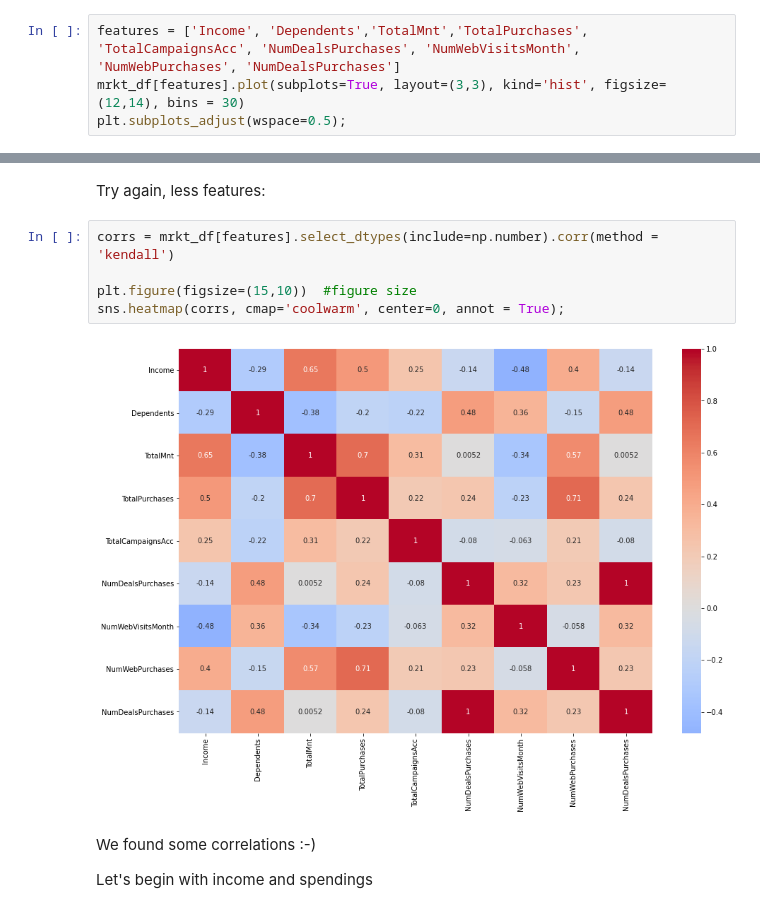
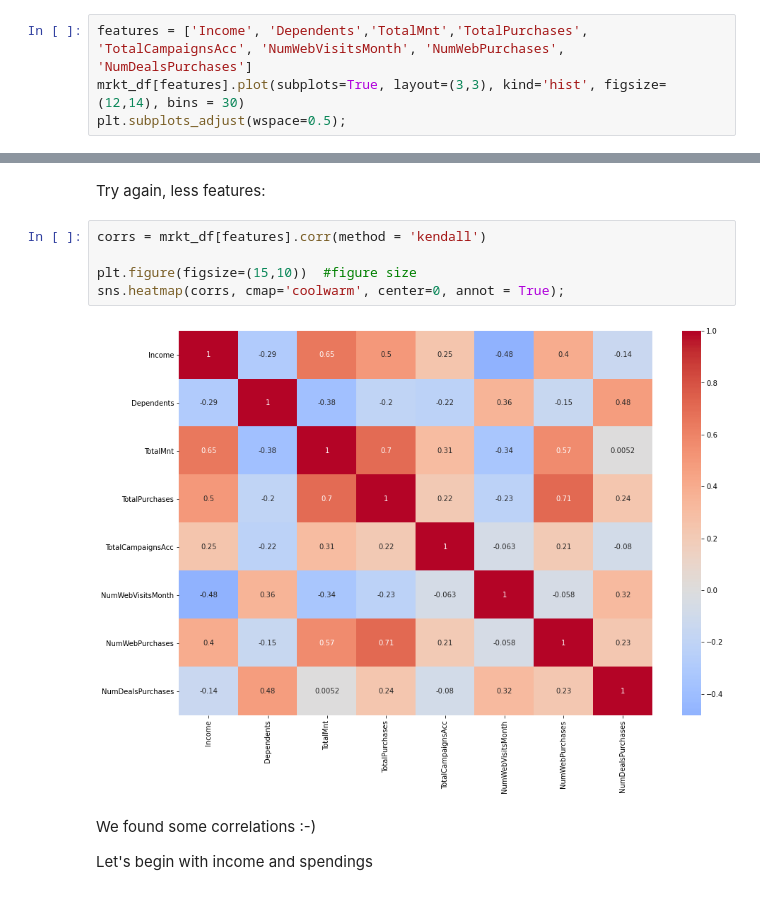
Before and after one commit to nlihin/data-analytics, a Jupyter notebook: unit6 - EDA_example.ipynb, the cells around one changed output, grey strips where cells are left out. Cells and saved outputs as stored; diff of their text form.

```diff
--- a/unit6 - EDA_example.ipynb
+++ b/unit6 - EDA_example.ipynb
@@ -304,7 +305,7 @@ To find patterns in the data, we need to find correlations in the data
 # %% [markdown]
 To understand what type of correlation, plot the histograms
 # %%
-features = ['Income', 'Dependents','TotalMnt','TotalPurchases', 'TotalCampaignsAcc', 'NumDealsPurchases', 'NumWebVisitsMonth', 'NumWebPurchases', 'NumDealsPurchases']
+features = ['Income', 'Dependents','TotalMnt','TotalPurchases', 'TotalCampaignsAcc', 'NumWebVisitsMonth', 'NumWebPurchases', 'NumDealsPurchases']
 mrkt_df[features].plot(subplots=True, layout=(3,3), kind='hist', figsize=(12,14), bins = 30)
 plt.subplots_adjust(wspace=0.5);
 # %% [output]
@@ -340,12 +343,12 @@ sns.heatmap(corrs,  cmap='coolwarm', center =0 );  #centeral color of the colorm
 # %% [markdown]
 Try again, less features:
 # %%
-corrs = mrkt_df[features].select_dtypes(include=np.number).corr(method = 'kendall')
+corrs = mrkt_df[features].corr(method = 'kendall')
 
 plt.figure(figsize=(15,10))  #figure size
 sns.heatmap(corrs, cmap='coolwarm', center=0, annot = True);
 # %% [output]
-[figure, old version]
+[figure, new version]
 # %% [markdown]
 We found some correlations :-)
 
```
Also changed, not shown: parts of 29 cells of this notebook.
